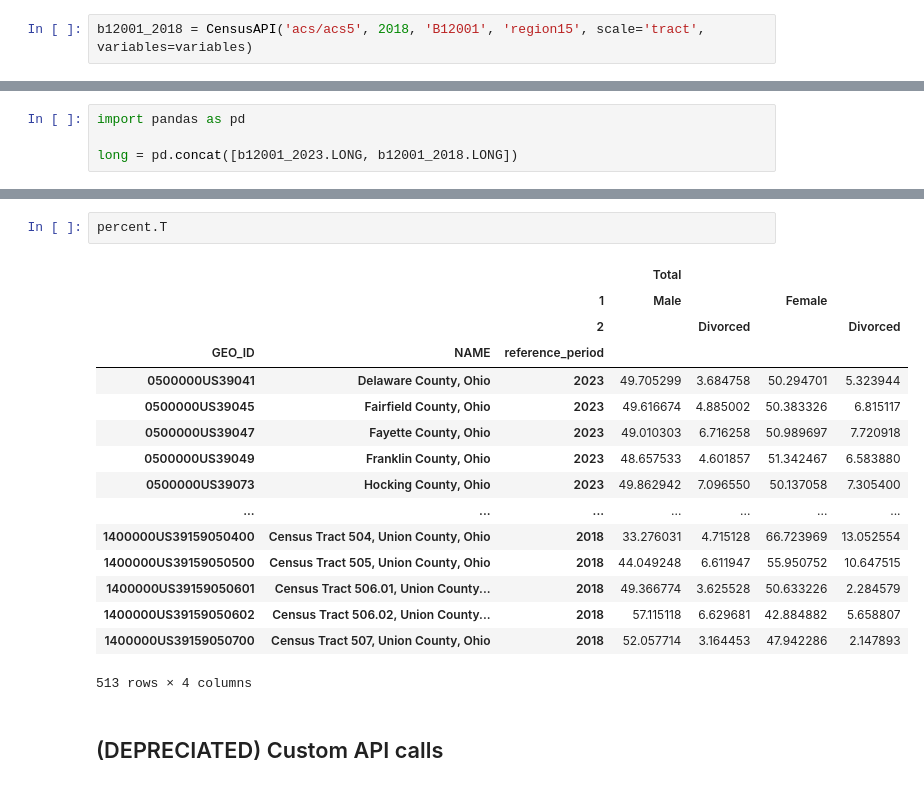
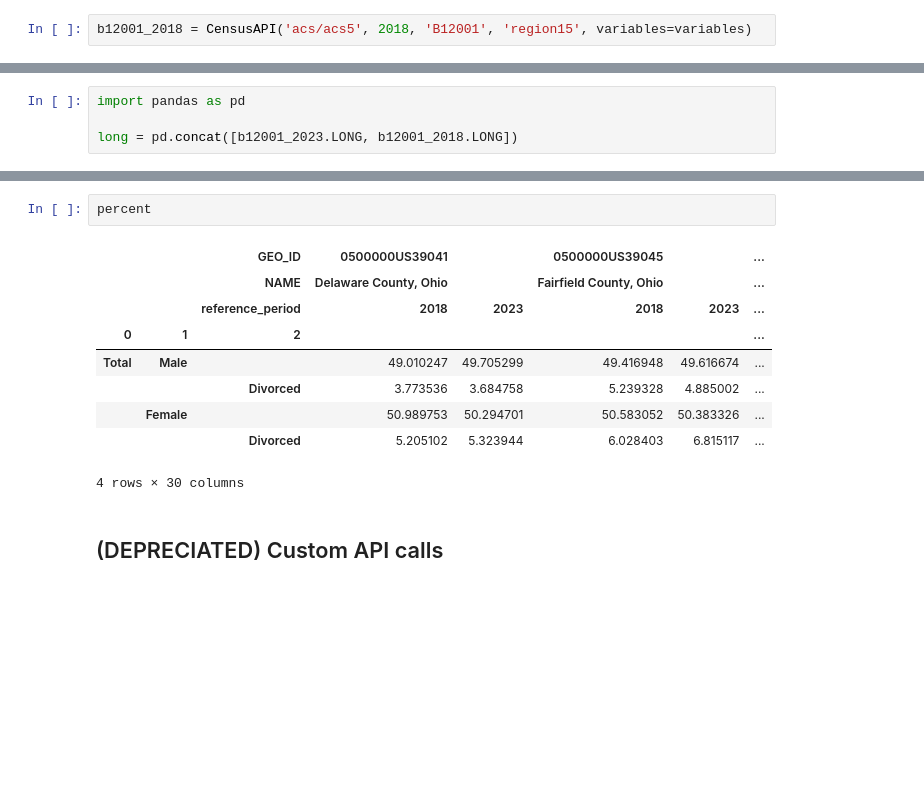
Before and after one commit to morpc/morpc-py, a Jupyter notebook: doc/07-morpc-census-demo.ipynb, the cells around one changed output, grey strips where cells are left out. Drawn from its saved outputs; the diff is of its cells as text; blank space fills up the shorter version.

Commit message:
run census demo

```diff
--- a/doc/07-morpc-census-demo.ipynb
+++ b/doc/07-morpc-census-demo.ipynb
@@ -295,4 +324,4 @@ Dimension table takes any long format table that is formatted similar to the out
 
 This allows for easy implementation of timeseries data by concatenating two long form tables from different years.
 # %%
-b12001_2018 = CensusAPI('acs/acs5', 2018, 'B12001', 'region15', scale='tract', variables=variables)
+b12001_2018 = CensusAPI('acs/acs5', 2018, 'B12001', 'region15', variables=variables)
@@ -307,22 +362,15 @@ percent = dim_table.percent()
 # %%
-percent.T
+percent
 # %% [output]
-|  |  |  | Total |  |  |  |
-|  |  | 1 | Male |  | Female |  |
-|  |  | 2 |  | Divorced |  | Divorced |
-| GEO_ID | NAME | reference_period |  |  |  |  |
-| 0500000US39041 | Delaware County, Ohio | 2023 | 49.705299 | 3.684758 | 50.294701 | 5.323944 |
-| 0500000US39045 | Fairfield County, Ohio | 2023 | 49.616674 | 4.885002 | 50.383326 | 6.815117 |
-| 0500000US39047 | Fayette County, Ohio | 2023 | 49.010303 | 6.716258 | 50.989697 | 7.720918 |
-| 0500000US39049 | Franklin County, Ohio | 2023 | 48.657533 | 4.601857 | 51.342467 | 6.583880 |
-| 0500000US39073 | Hocking County, Ohio | 2023 | 49.862942 | 7.096550 | 50.137058 | 7.305400 |
-| ... | ... | ... | ... | ... | ... | ... |
-| 1400000US39159050400 | Census Tract 504, Union County, Ohio | 2018 | 33.276031 | 4.715128 | 66.723969 | 13.052554 |
-| 1400000US39159050500 | Census Tract 505, Union County, Ohio | 2018 | 44.049248 | 6.611947 | 55.950752 | 10.647515 |
-| 1400000US39159050601 | Census Tract 506.01, Union County... | 2018 | 49.366774 | 3.625528 | 50.633226 | 2.284579 |
-| 1400000US39159050602 | Census Tract 506.02, Union County... | 2018 | 57.115118 | 6.629681 | 42.884882 | 5.658807 |
-| 1400000US39159050700 | Census Tract 507, Union County, Ohio | 2018 | 52.057714 | 3.164453 | 47.942286 | 2.147893 |
+|  |  | GEO_ID | 0500000US39041 |  | 0500000US39045 |  | ... |
+|  |  | NAME | Delaware County, Ohio |  | Fairfield County, Ohio |  | ... |
+|  |  | reference_period | 2018 | 2023 | 2018 | 2023 | ... |
+| 0 | 1 | 2 |  |  |  |  | ... |
+| Total | Male |  | 49.010247 | 49.705299 | 49.416948 | 49.616674 | ... |
+|  |  | Divorced | 3.773536 | 3.684758 | 5.239328 | 4.885002 | ... |
+|  | Female |  | 50.989753 | 50.294701 | 50.583052 | 50.383326 | ... |
+|  |  | Divorced | 5.205102 | 5.323944 | 6.028403 | 6.815117 | ... |
-513 rows × 4 columns
+4 rows × 30 columns
 # %% [markdown]
 ## (DEPRECIATED) Custom API calls
 # %% [markdown]
```
Also changed, not shown: parts of 16 cells of this notebook.
